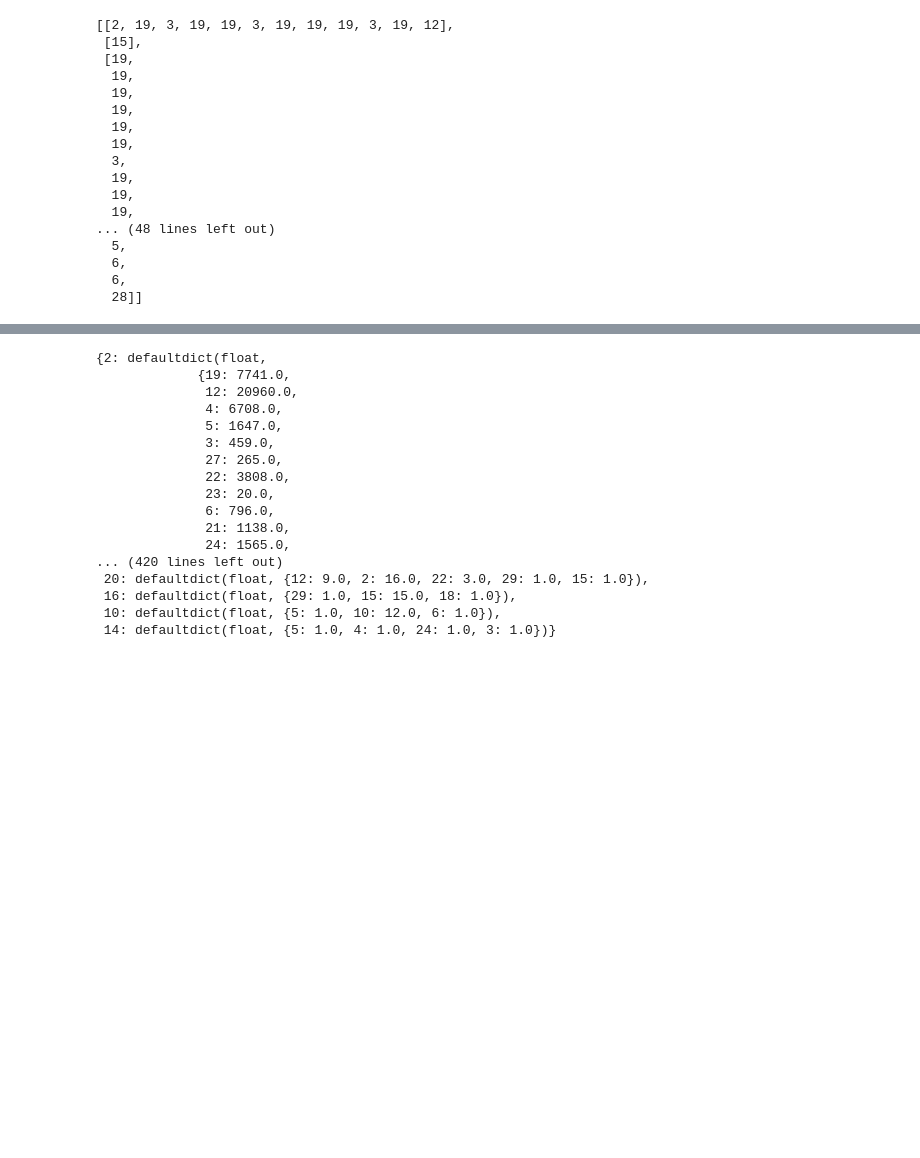
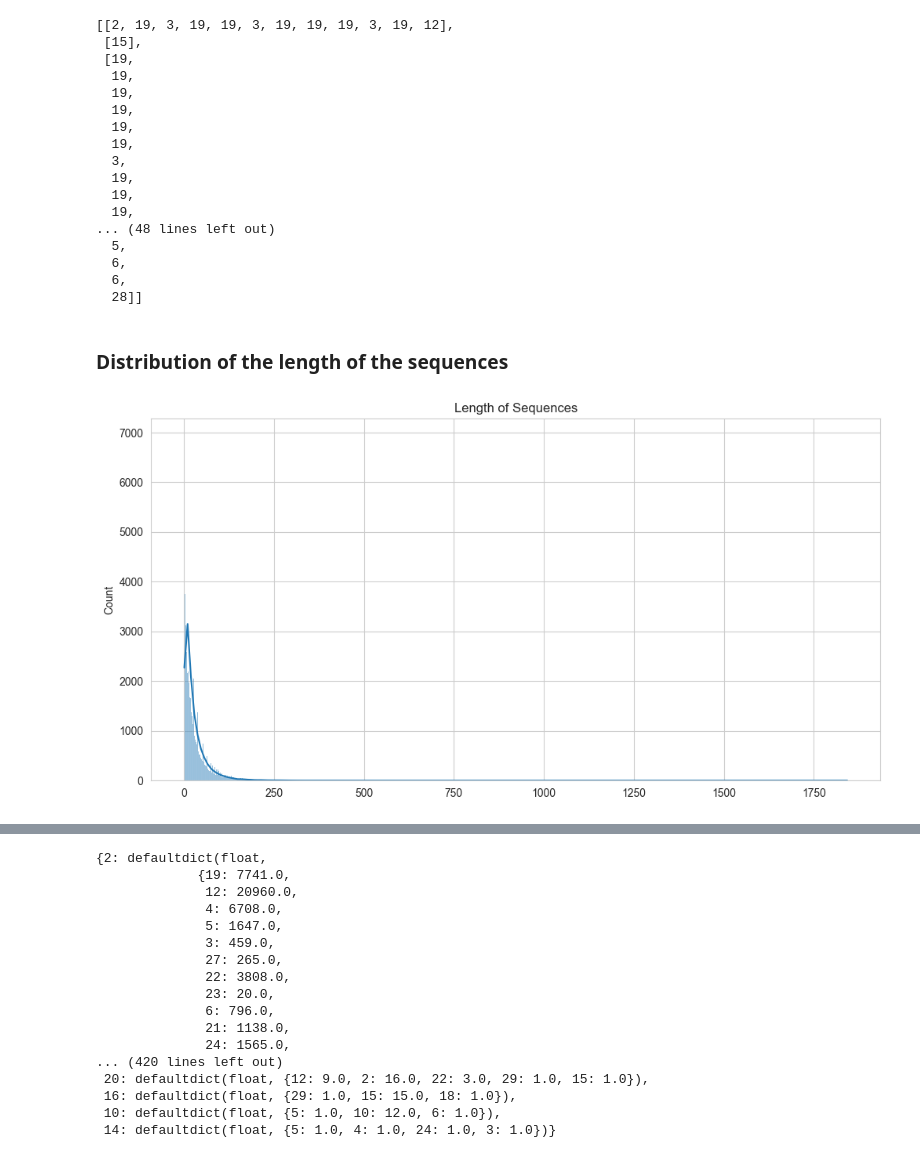
Before and after one commit to taroii/STATSM148, a Jupyter notebook: Python-Files/Model-Axel.ipynb, the cells around one changed output, grey strips where cells are left out. Saved outputs shown, nothing was run; the diff lists cells and outputs as text; code cells hidden in the pictures; blank space fills up the shorter version.

```diff
--- a/Python-Files/Model-Axel.ipynb
+++ b/Python-Files/Model-Axel.ipynb
@@ -76,7 +80,7 @@ df.reset_index(drop=True, inplace=True)
 * Deleting the '-' from the customer id
 # %%
 # Setting positive values for account_ids
-df['account_id'] = df['account_id'].apply(lambda x : (-1)*x if x < 0 else x).astype('int64')
+df['account_id'] = remove_if(df, 'account_id')
 
 # Setting positive values for customer_ids
-df['customer_id'] = df['customer_id'].apply(lambda x : (-1)*x if x < 0 else x).astype('int64')
+df['customer_id'] = remove_if(df, 'customer_id')
@@ -138,3 +134,16 @@ result_sequences[0:3]
   6,
   6,
   28]]
+# %% [markdown]
+### Distribution of the length of the sequences
+# %%
+lengths = []
+for seq in result_sequences:
+    lengths.append(len(seq))
+
+plt.figure(figsize=(12, 6))
+sns.histplot(lengths, kde=True)
+plt.title('Length of Sequences')
+plt.show()
+# %% [output]
+[figure, added]
```
Also changed, not shown: parts of 16 cells of this notebook, 1 other file.
